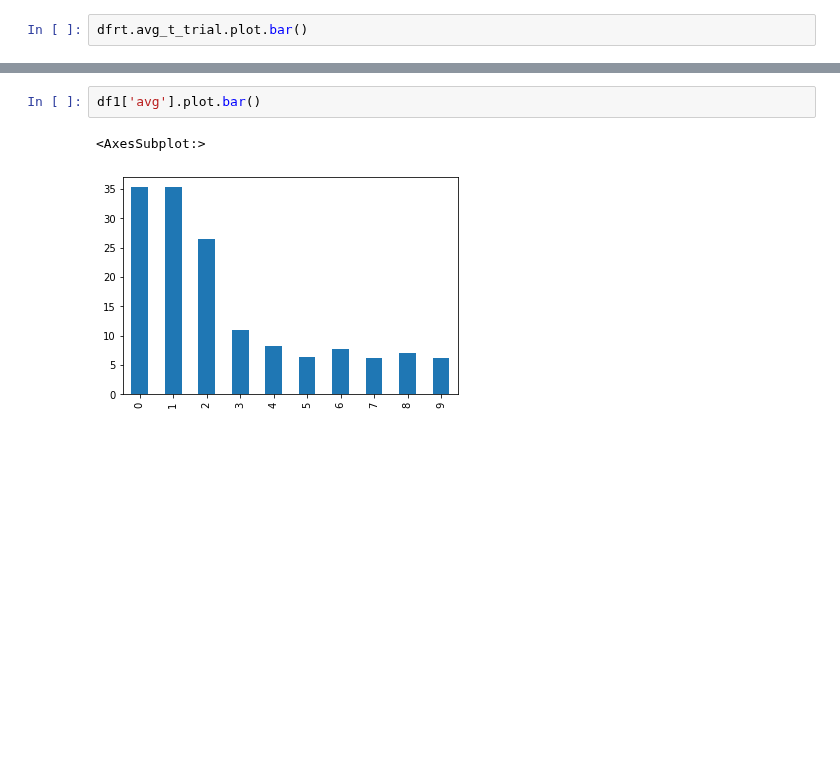
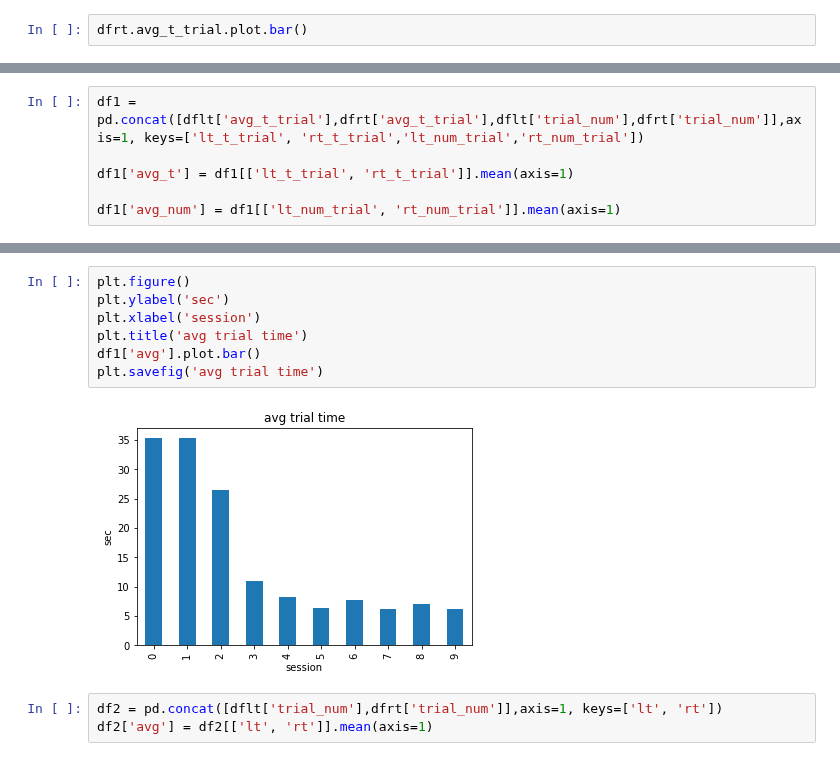
Before and after one commit to nielllab/FreelyMovingEphys, a Jupyter notebook: project_analysis/object_avoidance/oa_performance.ipynb, the cells around one changed output, grey strips where cells are left out. Saved outputs shown, nothing was run; the diff lists cells and outputs as text; blank space fills up the shorter version.

```diff
--- a/project_analysis/object_avoidance/oa_performance.ipynb
+++ b/project_analysis/object_avoidance/oa_performance.ipynb
@@ -231,0 +252,6 @@ df1['avg'] = df1[['lt', 'rt']].mean(axis=1)
+# %%
+df1 = pd.concat([dflt['avg_t_trial'],dfrt['avg_t_trial'],dflt['trial_num'],dfrt['trial_num']],axis=1, keys=['lt_t_trial', 'rt_t_trial','lt_num_trial','rt_num_trial'])
+
+df1['avg_t'] = df1[['lt_t_trial', 'rt_t_trial']].mean(axis=1)
+
+df1['avg_num'] = df1[['lt_num_trial', 'rt_num_trial']].mean(axis=1)
@@ -232,5 +283,12 @@ df1['avg'] = df1[['lt', 'rt']].mean(axis=1)
 # %%
+plt.figure()
+plt.ylabel('sec')
+plt.xlabel('session')
+plt.title('avg trial time')
 df1['avg'].plot.bar()
+plt.savefig('avg trial time')
 # %% [output]
-<AxesSubplot:>
-[figure, old version]
+[figure, new version]
+# %%
+df2 = pd.concat([dflt['trial_num'],dfrt['trial_num']],axis=1, keys=['lt', 'rt'])
+df2['avg'] = df2[['lt', 'rt']].mean(axis=1)
```
Also changed, not shown: parts of 8 cells of this notebook, 5 other files.
